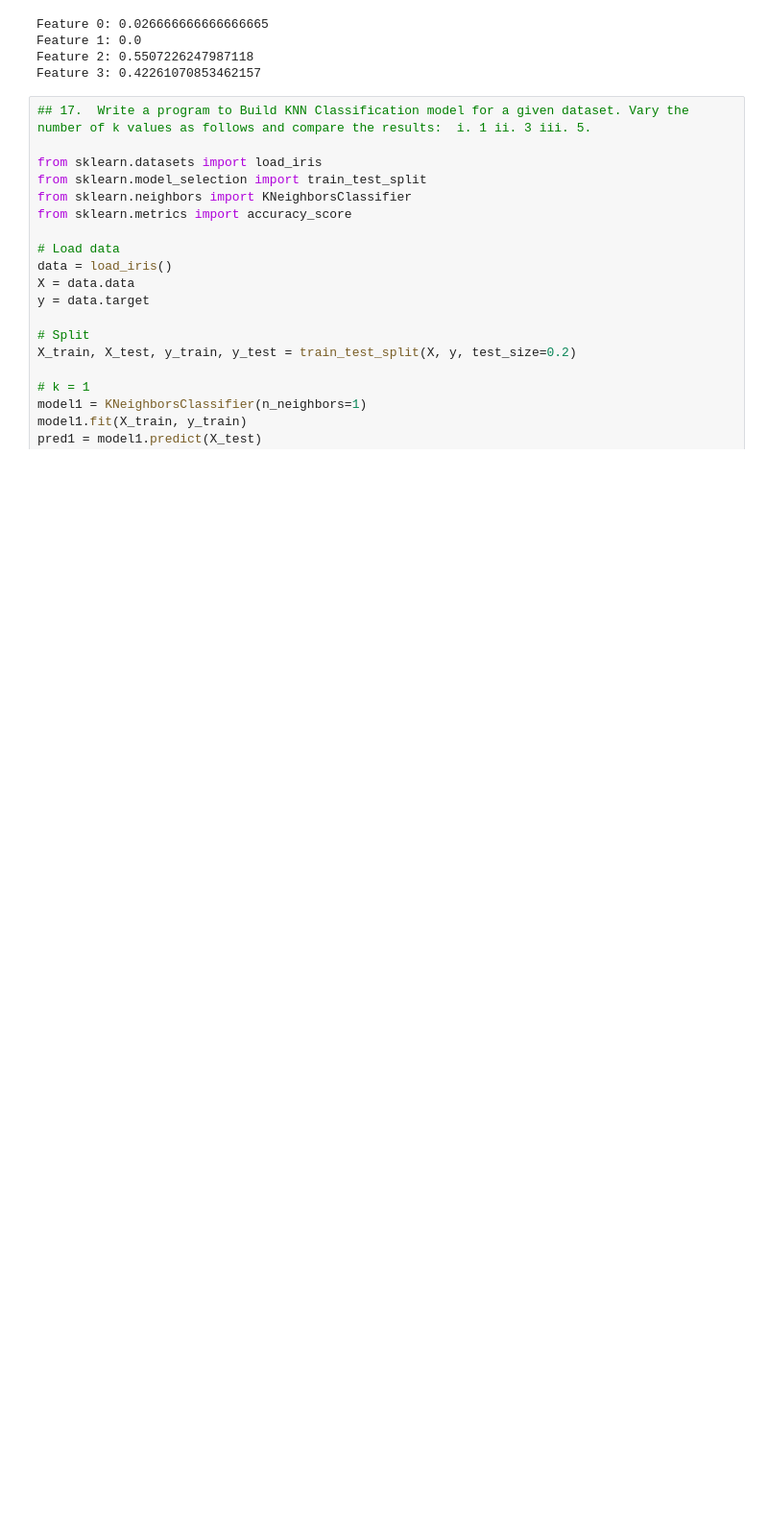
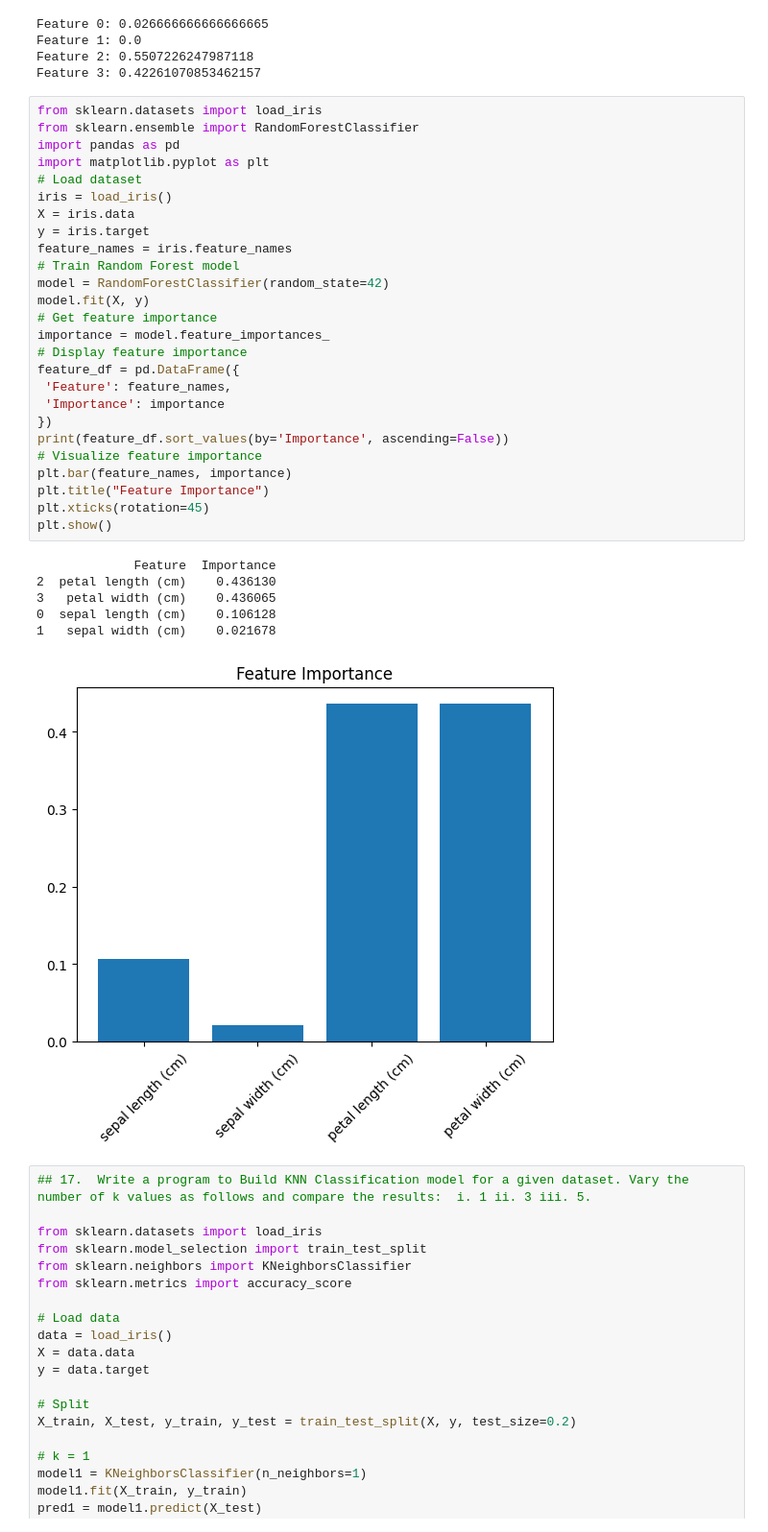
Before and after one commit to TanmayNileshShinde/notebook-viewer, a Jupyter notebook: public/notebooks/dududu.ipynb, the cells around one changed output. Shown at 96% size. Saved outputs shown, nothing was run; the diff lists cells and outputs as text; blank space fills up the shorter version.

```diff
--- a/public/notebooks/dududu.ipynb
+++ b/public/notebooks/dududu.ipynb
@@ -570,6 +572,39 @@ Feature 0: 0.026666666666666665
 Feature 1: 0.0
 Feature 2: 0.5507226247987118
 Feature 3: 0.42261070853462157
+# %%
+from sklearn.datasets import load_iris
+from sklearn.ensemble import RandomForestClassifier
+import pandas as pd
+import matplotlib.pyplot as plt
+# Load dataset
+iris = load_iris()
+X = iris.data
+y = iris.target
+feature_names = iris.feature_names
+# Train Random Forest model
+model = RandomForestClassifier(random_state=42)
+model.fit(X, y)
+# Get feature importance
+importance = model.feature_importances_
+# Display feature importance
+feature_df = pd.DataFrame({
+ 'Feature': feature_names,
+ 'Importance': importance
+})
+print(feature_df.sort_values(by='Importance', ascending=False))
+# Visualize feature importance
+plt.bar(feature_names, importance)
+plt.title("Feature Importance")
+plt.xticks(rotation=45)
+plt.show()
+# %% [output]
+             Feature  Importance
+2  petal length (cm)    0.436130
+3   petal width (cm)    0.436065
+0  sepal length (cm)    0.106128
+1   sepal width (cm)    0.021678
+[figure, added]
 # %%
 ## 17.	Write a program to Build KNN Classification model for a given dataset. Vary the number of k values as follows and compare the results:  i. 1 ii. 3 iii. 5.
 
```
Also changed, not shown: parts of 6 cells of this notebook.
